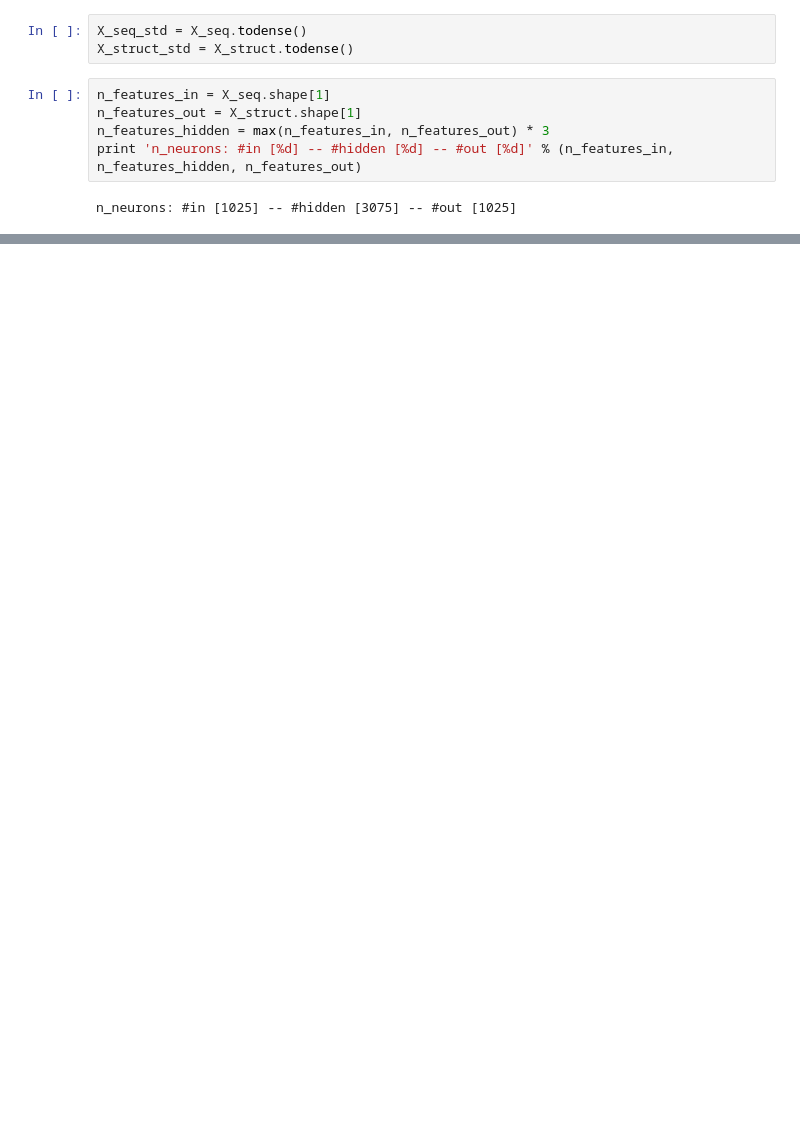
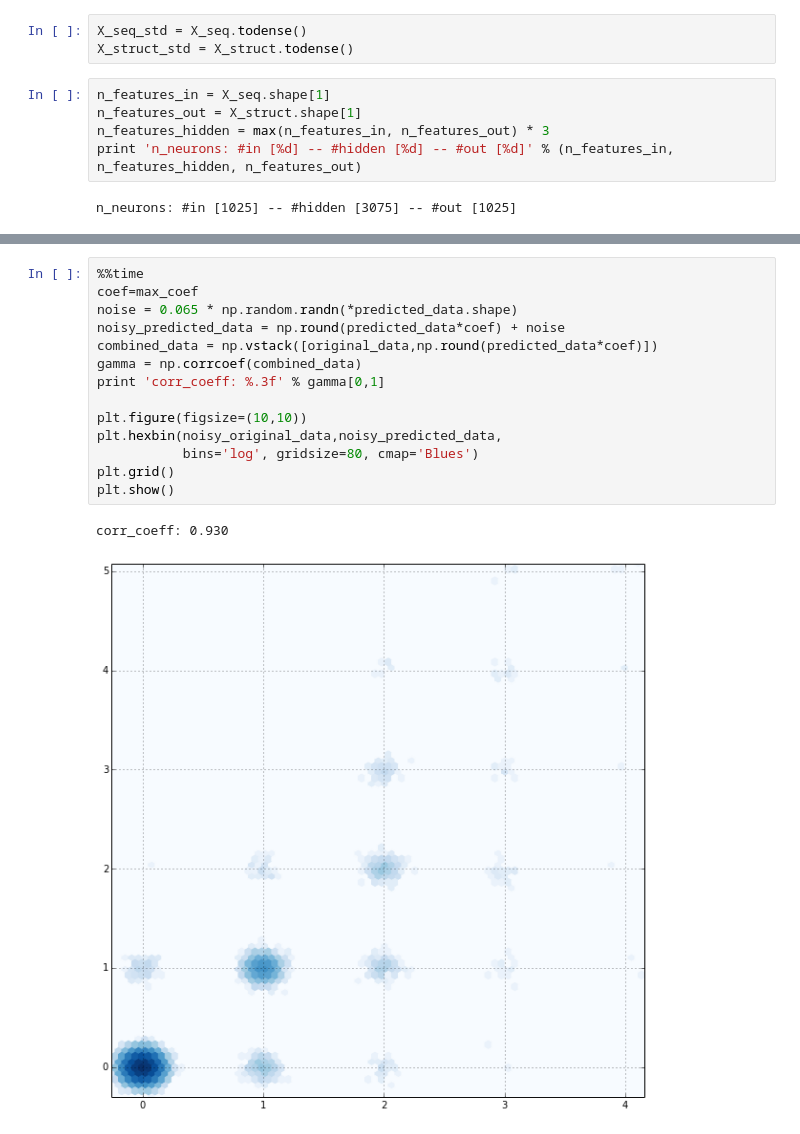
Before and after one commit to fabriziocosta/EDeN_examples, a Jupyter notebook: bioinf/rna/DeepNet for Folding prediction.ipynb, the cells around one changed output, grey strips where cells are left out. Cells and saved outputs as stored; diff of their text form; blank space fills up the shorter version.

```diff
--- a/bioinf/rna/DeepNet for Folding prediction.ipynb
+++ b/bioinf/rna/DeepNet for Folding prediction.ipynb
@@ -304,0 +369,17 @@ Wall time: 15.6 s
+# %%
+%%time
+coef=max_coef
+noise = 0.065 * np.random.randn(*predicted_data.shape)
+noisy_predicted_data = np.round(predicted_data*coef) + noise
+combined_data = np.vstack([original_data,np.round(predicted_data*coef)])
+gamma = np.corrcoef(combined_data)
+print 'corr_coeff: %.3f' % gamma[0,1]
+
+plt.figure(figsize=(10,10))
+plt.hexbin(noisy_original_data,noisy_predicted_data,
+           bins='log', gridsize=80, cmap='Blues')
+plt.grid()
+plt.show()
+# %% [output]
+corr_coeff: 0.930
+[figure, added]
```
Also changed, not shown: parts of 20 cells of this notebook, 2 other files.
